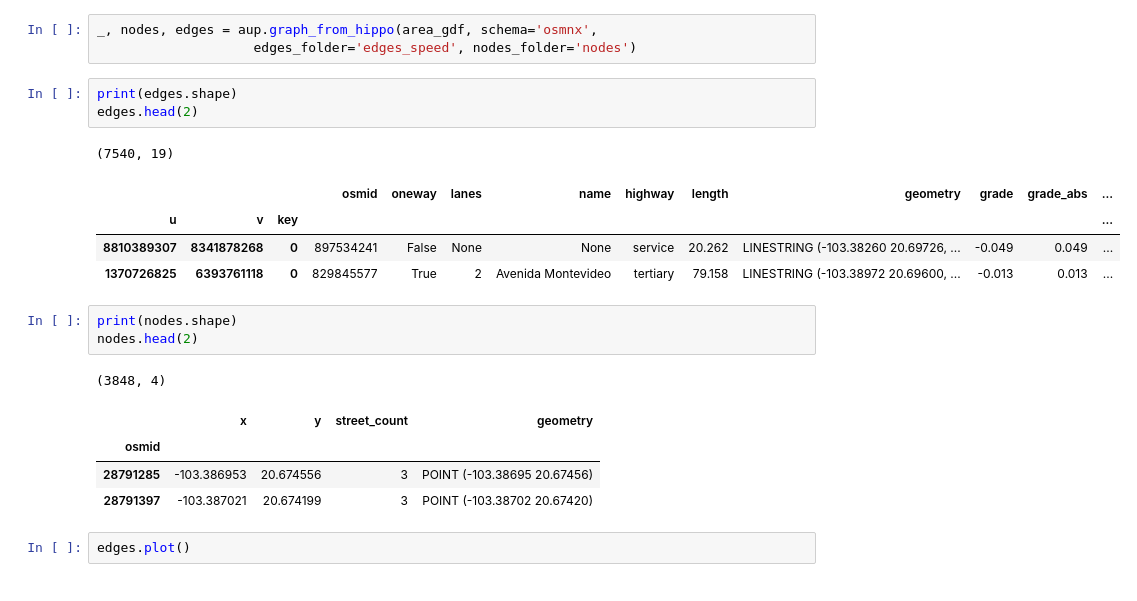
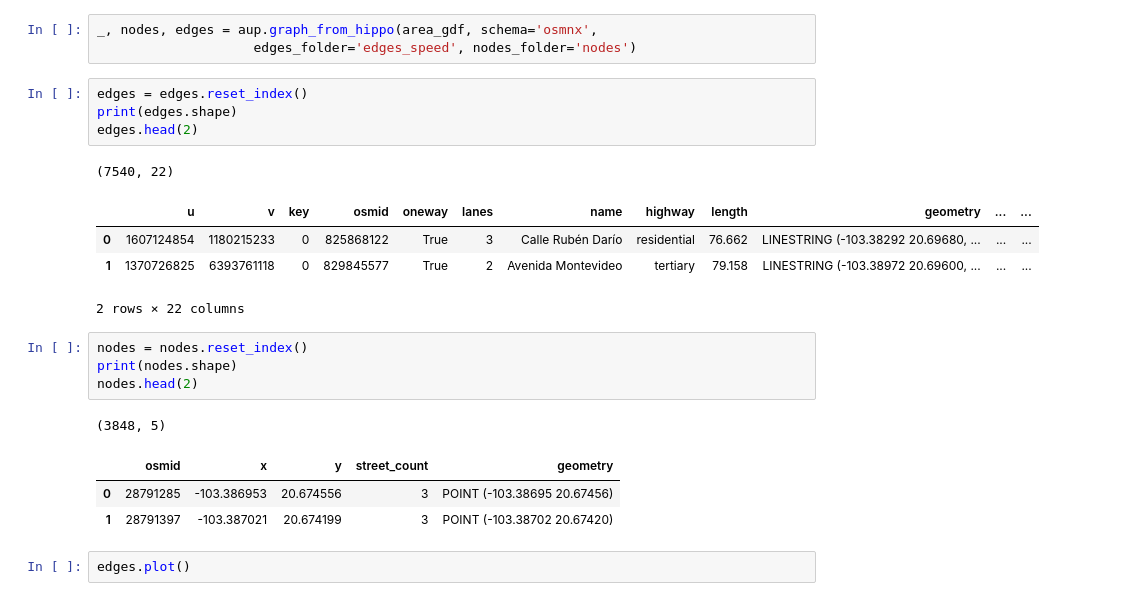
Before and after one commit to Observatorio-Ciudades/accesibilidad-urbana, a Jupyter notebook: notebooks/walking-experience/01-Testing-walking-experience.ipynb, the cells around one changed output. Saved outputs shown, nothing was run; the diff lists cells and outputs as text.

```diff
--- a/notebooks/walking-experience/01-Testing-walking-experience.ipynb
+++ b/notebooks/walking-experience/01-Testing-walking-experience.ipynb
@@ -39,23 +42,24 @@ poly_wkt = gdf_tmp.dissolve().geometry.to_wkt()[0]
 _, nodes, edges = aup.graph_from_hippo(area_gdf, schema='osmnx',
                     edges_folder='edges_speed', nodes_folder='nodes')
 # %%
+edges = edges.reset_index()
 print(edges.shape)
 edges.head(2)
 # %% [output]
-(7540, 19)
+(7540, 22)
-|  |  |  | osmid | oneway | lanes | name | highway | length | geometry | grade | grade_abs | ... |
-| u | v | key |  |  |  |  |  |  |  |  |  | ... |
-| 8810389307 | 8341878268 | 0 | 897534241 | False | None | None | service | 20.262 | LINESTRING (-103.38260 20.69726, ... | -0.049 | 0.049 | ... |
-| 1370726825 | 6393761118 | 0 | 829845577 | True | 2 | Avenida Montevideo | tertiary | 79.158 | LINESTRING (-103.38972 20.69600, ... | -0.013 | 0.013 | ... |
+|  | u | v | key | osmid | oneway | lanes | name | highway | length | geometry | ... | ... |
+| 0 | 1607124854 | 1180215233 | 0 | 825868122 | True | 3 | Calle Rubén Darío | residential | 76.662 | LINESTRING (-103.38292 20.69680, ... | ... | ... |
+| 1 | 1370726825 | 6393761118 | 0 | 829845577 | True | 2 | Avenida Montevideo | tertiary | 79.158 | LINESTRING (-103.38972 20.69600, ... | ... | ... |
+2 rows × 22 columns
 # %%
+nodes = nodes.reset_index()
 print(nodes.shape)
 nodes.head(2)
 # %% [output]
-(3848, 4)
+(3848, 5)
-|  | x | y | street_count | geometry |
-| osmid |  |  |  |  |
-| 28791285 | -103.386953 | 20.674556 | 3 | POINT (-103.38695 20.67456) |
-| 28791397 | -103.387021 | 20.674199 | 3 | POINT (-103.38702 20.67420) |
+|  | osmid | x | y | street_count | geometry |
+| 0 | 28791285 | -103.386953 | 20.674556 | 3 | POINT (-103.38695 20.67456) |
+| 1 | 28791397 | -103.387021 | 20.674199 | 3 | POINT (-103.38702 20.67420) |
 # %%
 edges.plot()
 # %% [output]
```
Also changed, not shown: parts of 34 cells of this notebook.
